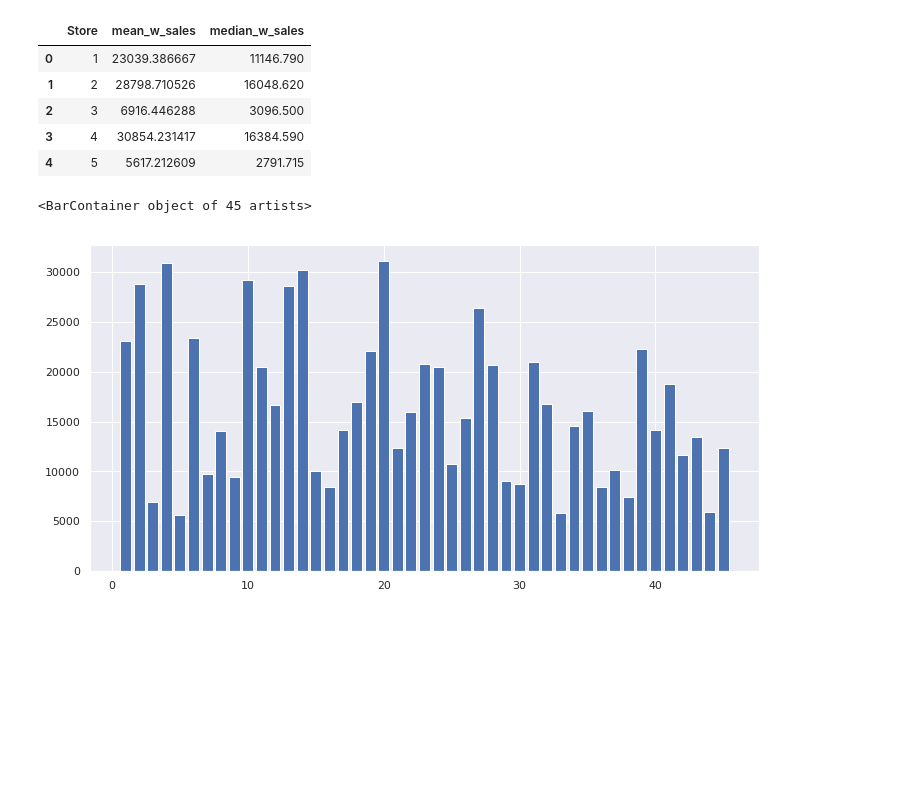
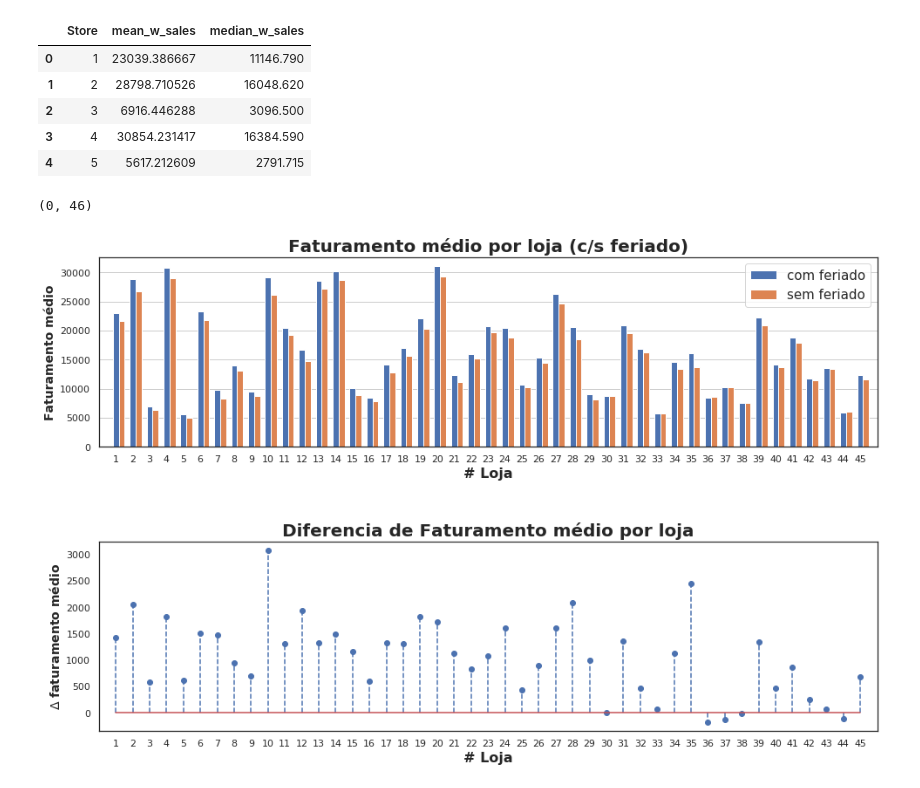
Before and after one commit to pibieta/ML-course, a Jupyter notebook: NovosPiratas/Walmart/Walmart_challenge.ipynb, the cells around one changed output. Saved outputs shown, nothing was run; the diff lists cells and outputs as text; code cells hidden in the pictures; blank space fills up the shorter version.

```diff
--- a/NovosPiratas/Walmart/Walmart_challenge.ipynb
+++ b/NovosPiratas/Walmart/Walmart_challenge.ipynb
@@ -231,9 +233,30 @@ holy_by_store.head()
 | 2 | 3 | 6916.446288 | 3096.500 |
 | 3 | 4 | 30854.231417 | 16384.590 |
 | 4 | 5 | 5617.212609 | 2791.715 |
-# %%
-plt.figure(figsize=(12,6))
-plt.bar(x='Store', height = 'mean_w_sales', data= holy_by_store, align = 'center')
-# %% [output]
-<BarContainer object of 45 artists>
-[figure, removed]
+# %%
+# Plot of mean weekly sales by store, where the mean is taken considering weeks with a holiday and without one separately.
+fig, ax = plt.subplots(2, figsize=(16,10))
+width=0.35
+x = [x for x in holy_by_store.Store]
+x = np.array(x)
+# plt.figure(figsize=(16,8))
+ax[0].bar(x , height = holy_by_store.mean_w_sales, width=width, align = 'center', label='com feriado')
+ax[0].bar(x+ width, height = unholy_by_store.mean_w_sales, width= width, align = 'center', label = 'sem feriado')
+ax[0].set_xlabel('# Loja', fontdict={'size': 16, 'weight': 'bold'} )
+ax[0].set_xticks([x for x in holy_by_store.Store])
+ax[0].set_ylabel('Faturamento médio', fontdict={'size':14, 'weight': 'bold'})
+ax[0].set_title('Faturamento médio por loja (c/s feriado)', fontdict={'size': 20, 'weight': 'bold'})
+ax[0].grid(True, axis='y')
+ax[0].set_xlim(0, 46)
+ax[0].legend(prop={'size': 15})
+fig.subplots_adjust(hspace=0.5)
+# plt the differences only
+ax[1].stem(x, holy_by_store.mean_w_sales - unholy_by_store.mean_w_sales, linefmt= 'C0--' )
+ax[1].set_xlabel('# Loja', fontdict={'size': 16, 'weight': 'bold'} )
+ax[1].set_xticks([x for x in holy_by_store.Store])
+ax[1].set_ylabel('$\Delta$ faturamento médio', fontdict={'size':14, 'weight': 'bold'})
+ax[1].set_title('Diferencia de Faturamento médio por loja', fontdict={'size': 20, 'weight': 'bold'})
+ax[1].set_xlim(0, 46)
+# %% [output]
+(0, 46)
+[figure, added]
```
Also changed, not shown: parts of 12 cells of this notebook.
